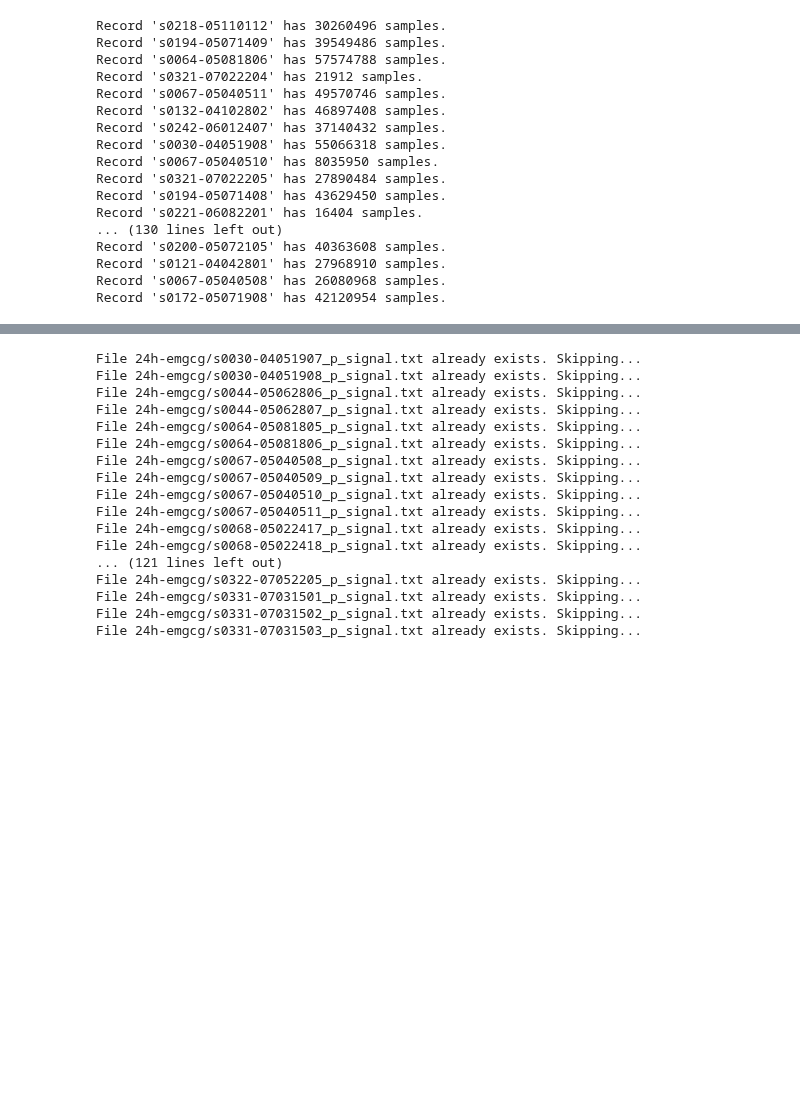
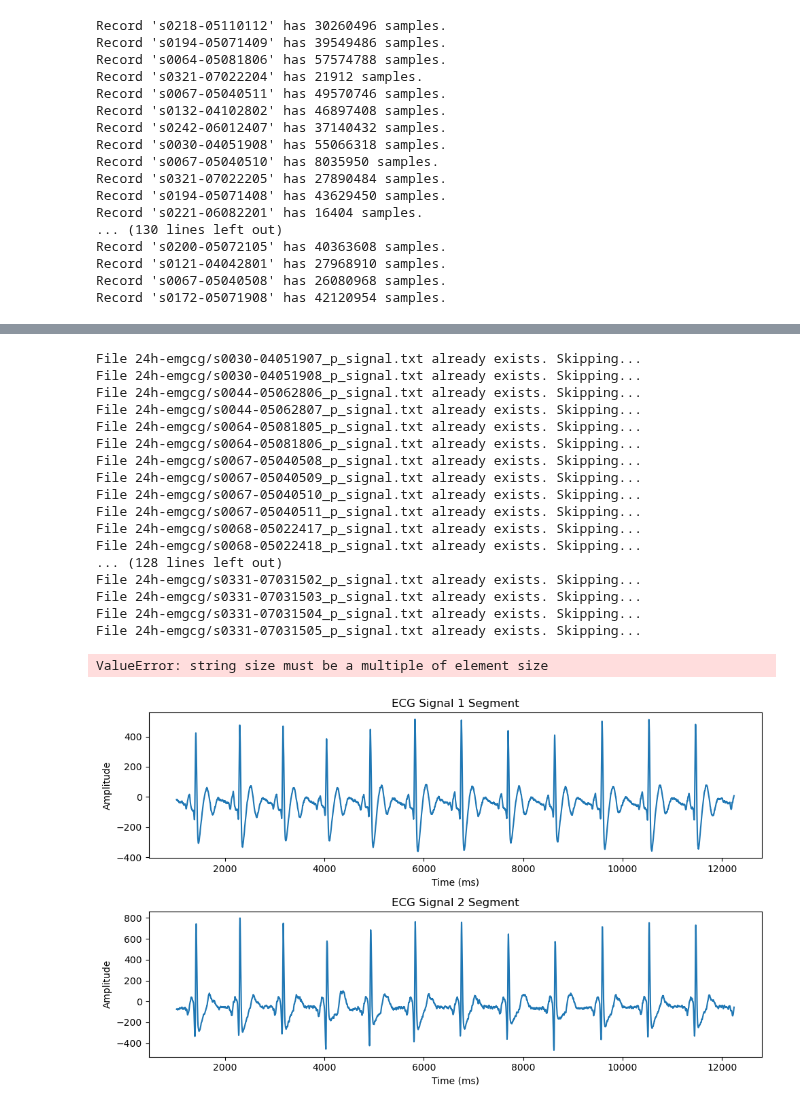
Before and after one commit to ng-anhhtuann/ecg-stroke-prediction, a Jupyter notebook: elderly-stroke/ecg.ipynb, the cells around one changed output, grey strips where cells are left out. Drawn from its saved outputs; the diff is of its cells as text; code cells hidden in the pictures; blank space fills up the shorter version.

Commit message:
[ng-anhhtuann] Plot txt

```diff
--- a/elderly-stroke/ecg.ipynb
+++ b/elderly-stroke/ecg.ipynb
@@ -4,5 +4,6 @@ import matplotlib.pyplot as plt
 %matplotlib inline
 import numpy as np
 import os
+import wfdb
 
-import wfdb
+FOLDER_PATH = '24h-emgcg/'
@@ -147,14 +118,12 @@ Deleted: 24h-emgcg/s0244-06041304.marker
 # %%
+# CONVERT BY CALL PHYSIONET
 
 # Define the PhysioNet directory for the dataset
 pn_dir = 'cves'
 pn_dir_full = 'cves/1.0.0/data/24h-electromyography'
 
-# Local directory to save the converted .p_signal files
-local_save_dir = '24h-emgcg/'
-
 # Ensure the local save directory exists
-os.makedirs(local_save_dir, exist_ok=True)
+os.makedirs(FOLDER_PATH, exist_ok=True)
 
 # Get the list of records from the specified PhysioNet directory
 record_names = wfdb.get_record_list(pn_dir)
@@ -164,7 +133,7 @@ record_ecgmg = [record.split('/')[2] for record in record_names if record.starts
 
 for record_name in record_ecgmg:
     # Define the path for the expected .p_signal output file
-    output_file_path = os.path.join(local_save_dir, f"{record_name}_p_signal.txt")
+    output_file_path = os.path.join(FOLDER_PATH, f"{record_name}_p_signal.txt")
 
     # Check if the .p_signal file already exists
     if os.path.exists(output_file_path):
@@ -198,8 +167,68 @@ File 24h-emgcg/s0067-05040510_p_signal.txt already exists. Skipping...
 File 24h-emgcg/s0067-05040511_p_signal.txt already exists. Skipping...
 File 24h-emgcg/s0068-05022417_p_signal.txt already exists. Skipping...
 File 24h-emgcg/s0068-05022418_p_signal.txt already exists. Skipping...
-... (121 lines left out)
-File 24h-emgcg/s0322-07052205_p_signal.txt already exists. Skipping...
-File 24h-emgcg/s0331-07031501_p_signal.txt already exists. Skipping...
+... (128 lines left out)
 File 24h-emgcg/s0331-07031502_p_signal.txt already exists. Skipping...
 File 24h-emgcg/s0331-07031503_p_signal.txt already exists. Skipping...
+File 24h-emgcg/s0331-07031504_p_signal.txt already exists. Skipping...
+File 24h-emgcg/s0331-07031505_p_signal.txt already exists. Skipping...
+ValueError: string size must be a multiple of element size
+# %%
+# GET LIST OF PREFIX TXT NAME
+def get_main_names_of_files(FOLDER_PATH):
+    file_names = os.listdir(FOLDER_PATH)
+    main_names = [name.split('_p_signal.txt')[0] for name in file_names if name.endswith('_p_signal.txt')]
+    return main_names
+
+# PLOT SIGNAL IN RANGE(m , n) BY FILENAME
+def plot_ecg_signal(main_name_of_file, n, m=0):
+    # start m end n
+    file_path = os.path.join(FOLDER_PATH, f'{main_name_of_file}_p_signal.txt')
+
+    if not os.path.exists(file_path):
+        print(f'File {file_path} does not exist.')
+        return
+
+    try:
+        # Load the data with a maximum of 'n' rows
+        total_data = np.loadtxt(file_path, max_rows=n)
+        total_rows = total_data.shape[0]
+
+        if m < 0 or n > total_rows or m >= n:
+            raise ValueError(f"Invalid range: {m} to {n}. File contains {total_rows} rows.")
+
+        # Since numpy.loadtxt doesn't support loading a slice directly, we use slicing after loading
+        data_segment = total_data[m:n, :]
+
+    except Exception as e:
+        print(f"Error reading the file: {e}")
+        return
+
+    # Time array for the segment
+    time = np.arange(m, n) * 1  # 1 ms per sample
+
+    # Plotting
+    plt.figure(figsize=(10, 6))
+
+    plt.subplot(2, 1, 1)
+    plt.plot(time, data_segment[:, 0])
+    plt.title('ECG Signal 1 Segment')
+    plt.xlabel('Time (ms)')
+    plt.ylabel('Amplitude')
+
+    plt.subplot(2, 1, 2)
+    plt.plot(time, data_segment[:, 1])
+    plt.title('ECG Signal 2 Segment')
+    plt.xlabel('Time (ms)')
+    plt.ylabel('Amplitude')
+
+    plt.tight_layout()
+    plt.show()
+
+# Example usage
+names = get_main_names_of_files(FOLDER_PATH)
+# print("Main names of files:", names)
+
+plot_ecg_signal(names[1], 12245, 1023)
+# %% [output]
+[figure, added]
```
Also changed, not shown: parts of 5 cells of this notebook.
